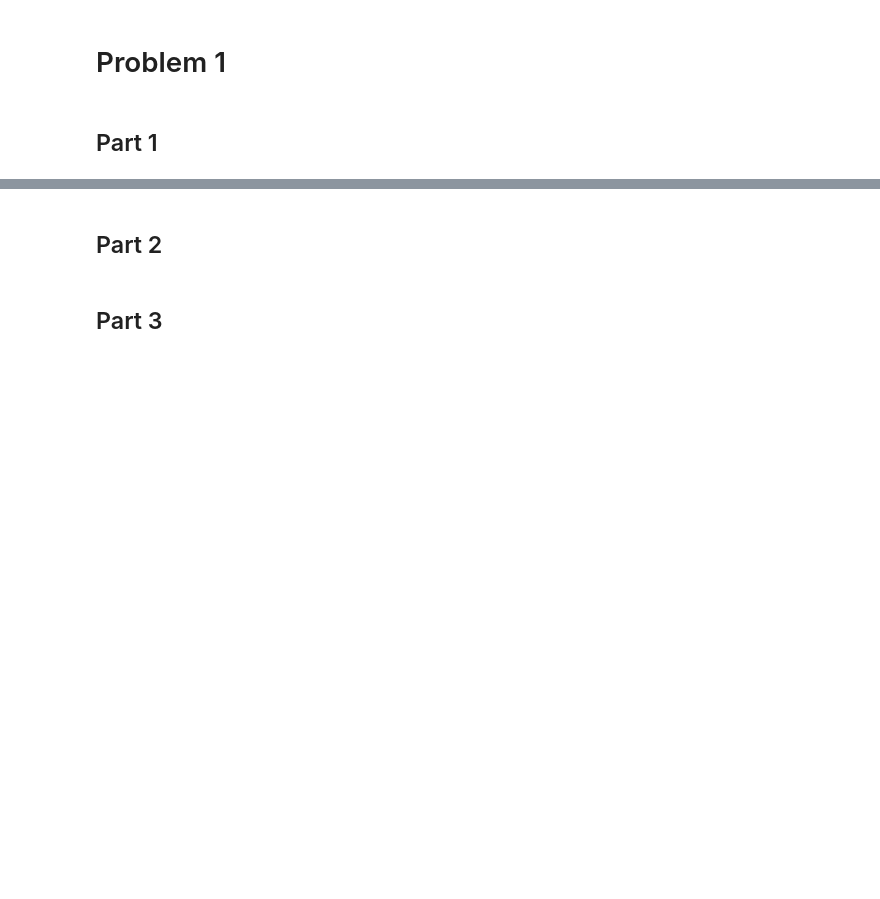
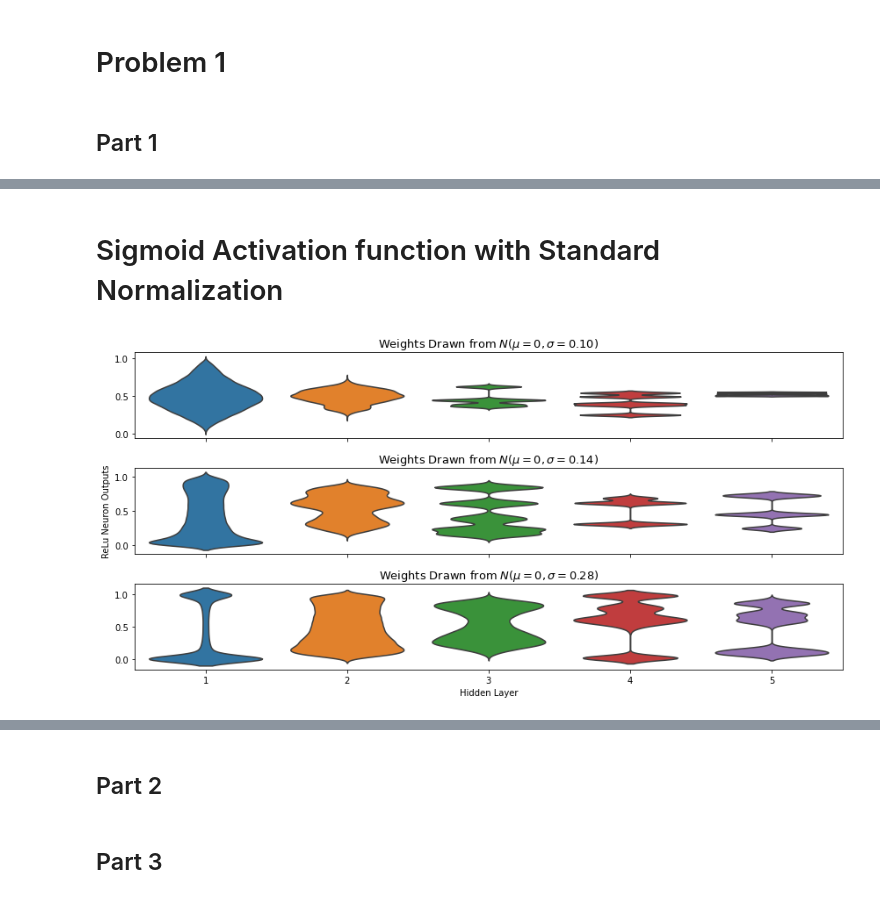
Before and after one commit to adityamwagh/hpml-hw, a Jupyter notebook: hw3/hw3_amw9425_P1.ipynb, the cells around one changed output, grey strips where cells are left out. Drawn from its saved outputs; the diff is of its cells as text; code cells hidden in the pictures; blank space fills up the shorter version.

```diff
--- a/hw3/hw3_amw9425_P1.ipynb
+++ b/hw3/hw3_amw9425_P1.ipynb
@@ -249,0 +255,57 @@ plt.show()
+# %% [markdown]
+# Sigmoid Activation function with Standard Normalization
+# %%
+# Run the data through a few MLP models and save the activations from
+# each layer into a Pandas DataFrame.
+rows = []
+sigmas = [0.10, 0.14, 0.28]
+for stddev in sigmas:
+    init = initializers.RandomNormal(mean=0.0, stddev=stddev, seed=seed)
+    activation = 'sigmoid'
+
+    model = create_mlp_model(
+        n_hidden_layers,
+        dim_layer,
+        (data_dim,),
+        n_classes,
+        init,
+        'zeros',
+        activation
+    )
+    compile_model(model)
+    output_elts = get_activations(model, x_test)
+    n_layers = len(model.layers)
+    i_output_layer = n_layers - 1
+
+    for i, out in enumerate(output_elts[:-1]):
+        if i > 0 and i != i_output_layer:
+            for out_i in out.ravel()[::20]:
+                rows.append([i, stddev, out_i])
+
+df = pd.DataFrame(rows, columns=['Hidden Layer', 'Standard Deviation', 'Output'])
+
+# Plot previously saved activations from the 5 hidden layers
+# using different initialization schemes.
+fig = plt.figure(figsize=(12, 6))
+axes = grid_axes_it(len(sigmas), 1, fig=fig)
+for sig in sigmas:
+    ax = next(axes)
+    ddf = df[df['Standard Deviation'] == sig]
+    sns.violinplot(x='Hidden Layer', y='Output', data=ddf, ax=ax, scale='count', inner=None)
+
+    ax.set_xlabel('')
+    ax.set_ylabel('')
+
+    ax.set_title('Weights Drawn from $N(\mu = 0, \sigma = {%.2f})$' % sig, fontsize=13)
+
+    if sig == sigmas[1]:
+        ax.set_ylabel("ReLu Neuron Outputs")
+    if sig != sigmas[-1]:
+        ax.set_xticklabels(())
+    else:
+        ax.set_xlabel("Hidden Layer")
+
+plt.tight_layout()
+plt.show()
+# %% [output]
+[figure, added]
```
Also changed, not shown: parts of 18 cells of this notebook, 11 other files.
